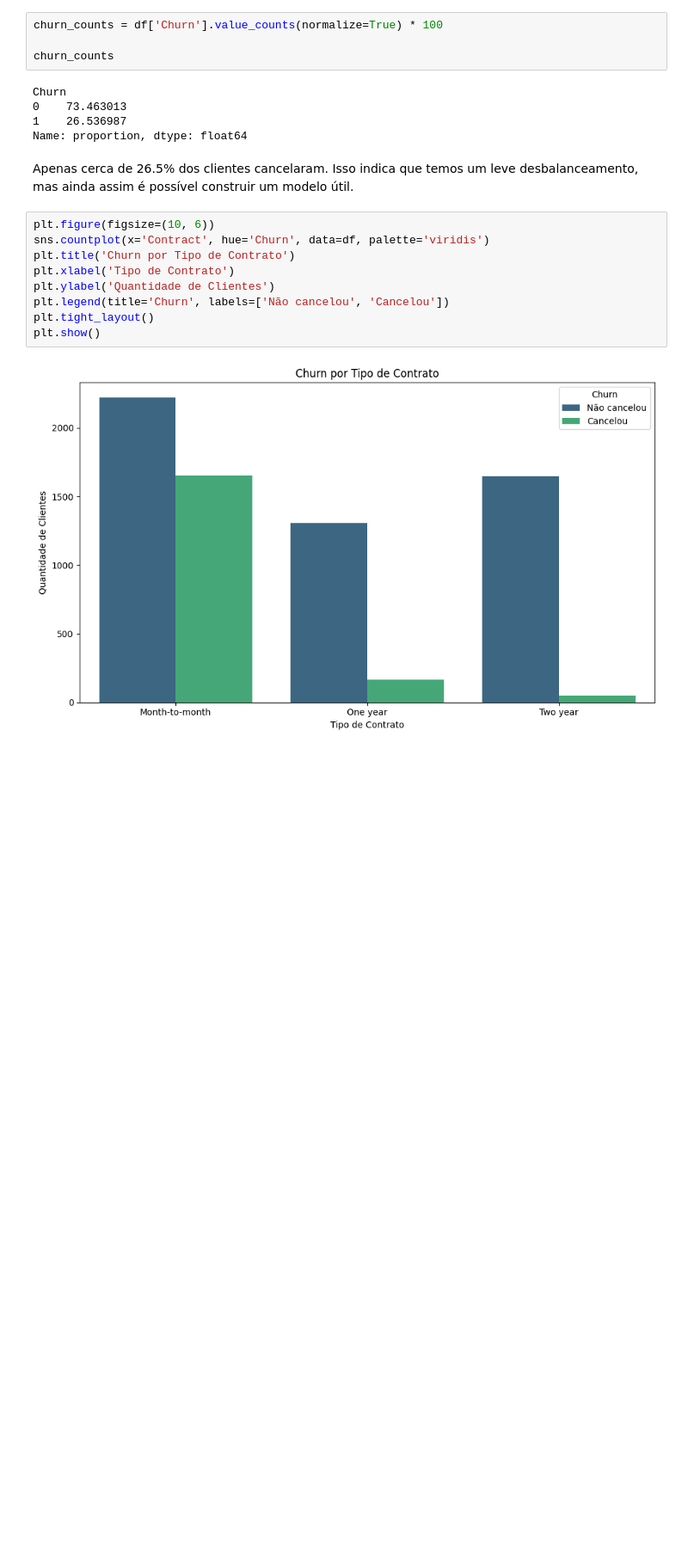
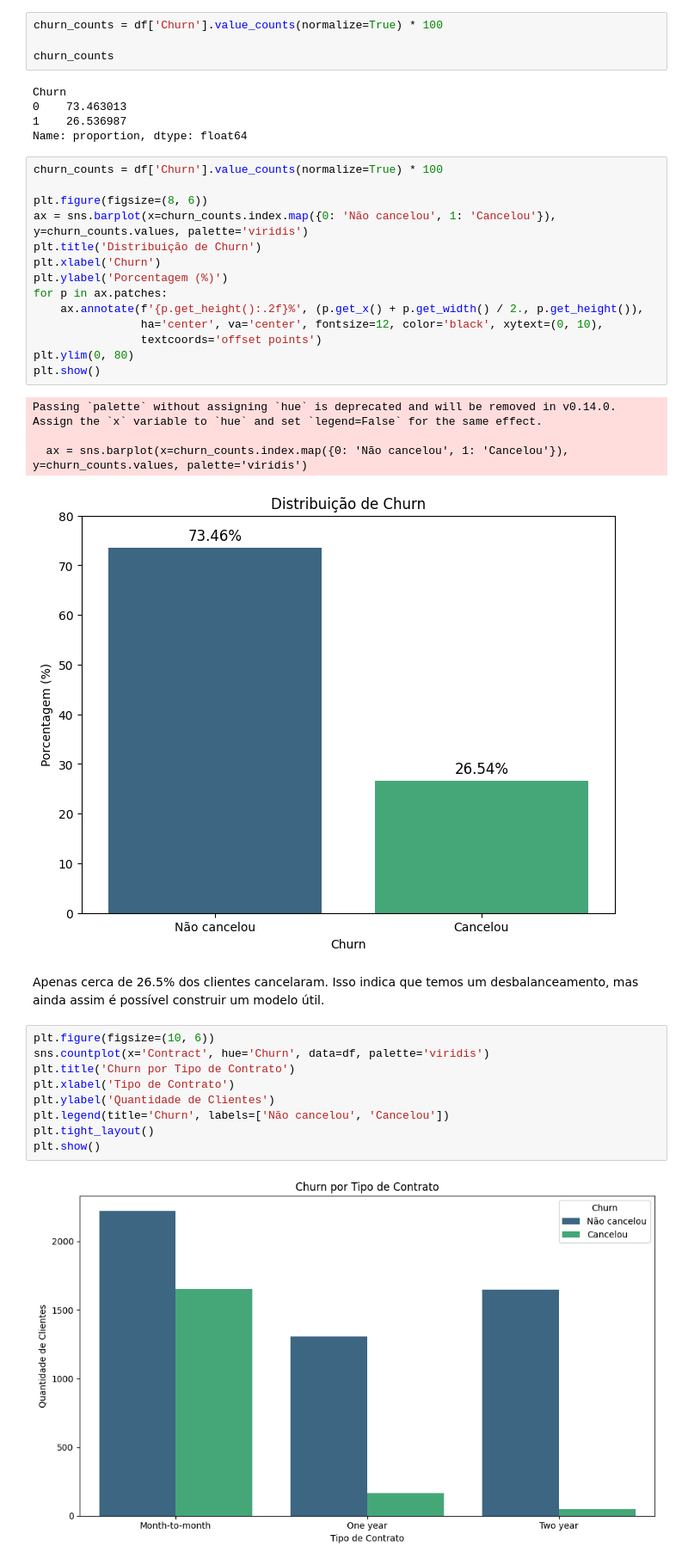
Before and after one commit to julianakcm1/churn-prediction, a Jupyter notebook: notebooks/churn_analysis.ipynb, the cells around one changed output. Shown at 86% size. Cells and saved outputs as stored; diff of their text form; blank space fills up the shorter version.

Commit message:
fix: add churn distribution

```diff
--- a/notebooks/churn_analysis.ipynb
+++ b/notebooks/churn_analysis.ipynb
@@ -100,8 +100,27 @@ Churn
 0    73.463013
 1    26.536987
 Name: proportion, dtype: float64
+# %%
+churn_counts = df['Churn'].value_counts(normalize=True) * 100
+
+plt.figure(figsize=(8, 6))
+ax = sns.barplot(x=churn_counts.index.map({0: 'Não cancelou', 1: 'Cancelou'}), y=churn_counts.values, palette='viridis')
+plt.title('Distribuição de Churn')
+plt.xlabel('Churn')
+plt.ylabel('Porcentagem (%)')
+for p in ax.patches:
+    ax.annotate(f'{p.get_height():.2f}%', (p.get_x() + p.get_width() / 2., p.get_height()),
+                ha='center', va='center', fontsize=12, color='black', xytext=(0, 10),
+                textcoords='offset points')
+plt.ylim(0, 80)
+plt.show()
+# %% [output]
+Passing `palette` without assigning `hue` is deprecated and will be removed in v0.14.0. Assign the `x` variable to `hue` and set `legend=False` for the same effect.
+
+  ax = sns.barplot(x=churn_counts.index.map({0: 'Não cancelou', 1: 'Cancelou'}), y=churn_counts.values, palette='viridis')
+[figure, added]
 # %% [markdown]
-Apenas cerca de 26.5% dos clientes cancelaram. Isso indica que temos um leve desbalanceamento, mas ainda assim é possível construir um modelo útil.
+Apenas cerca de 26.5% dos clientes cancelaram. Isso indica que temos um desbalanceamento, mas ainda assim é possível construir um modelo útil.
 # %%
 plt.figure(figsize=(10, 6))
 sns.countplot(x='Contract', hue='Churn', data=df, palette='viridis')
```
